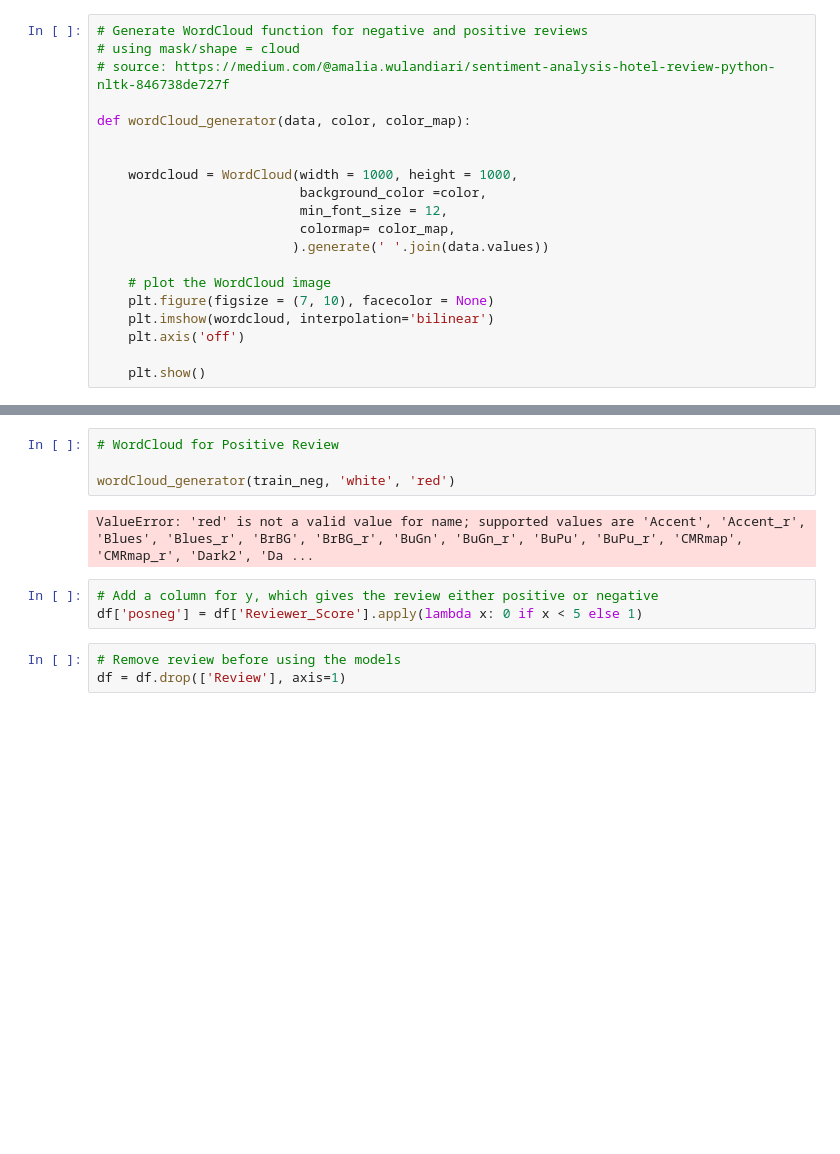
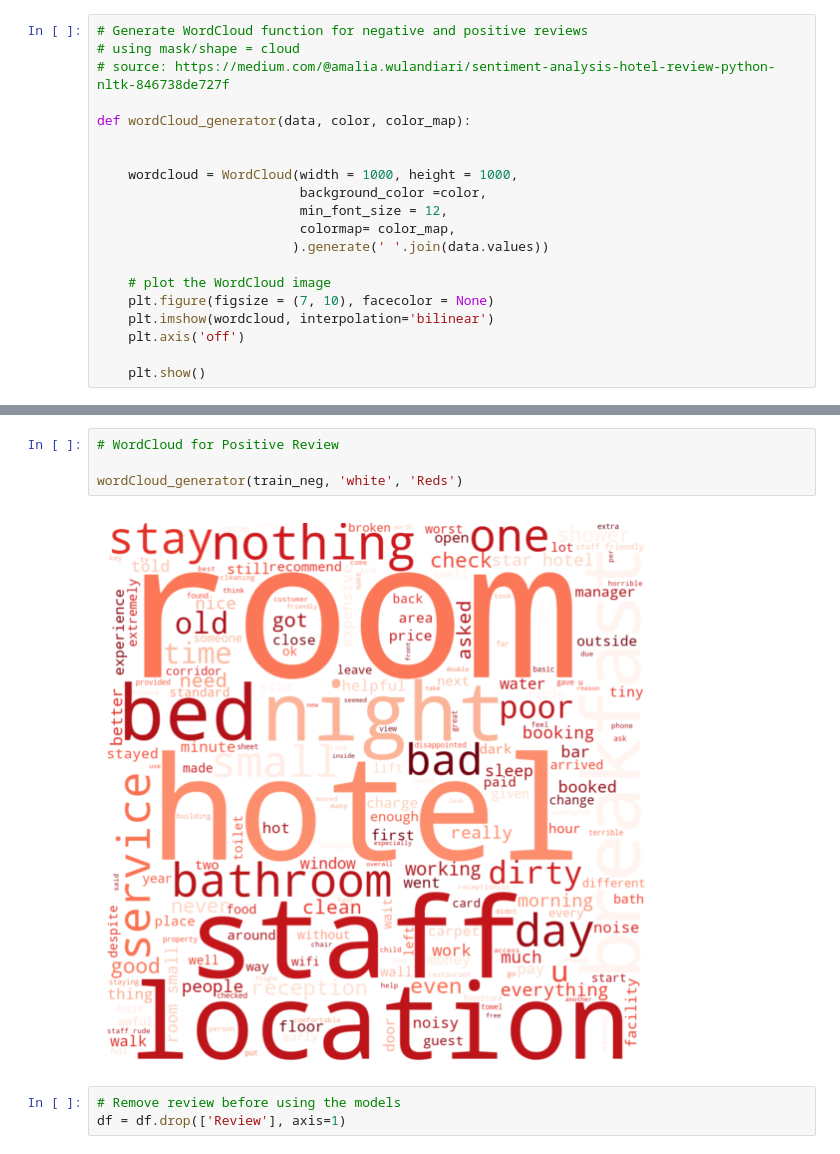
Before and after one commit to gitvegard/info284, a Jupyter notebook: task1/analyzingdata.ipynb, the cells around one changed output, grey strips where cells are left out. Drawn from its saved outputs; the diff is of its cells as text; blank space fills up the shorter version.

```diff
--- a/task1/analyzingdata.ipynb
+++ b/task1/analyzingdata.ipynb
@@ -224,12 +227,9 @@ wordCloud_generator(train_pos, 'white', 'ocean')
 # %%
 # WordCloud for Positive Review
 
-wordCloud_generator(train_neg, 'white', 'red')
+wordCloud_generator(train_neg, 'white', 'Reds')
 # %% [output]
-ValueError: 'red' is not a valid value for name; supported values are 'Accent', 'Accent_r', 'Blues', 'Blues_r', 'BrBG', 'BrBG_r', 'BuGn', 'BuGn_r', 'BuPu', 'BuPu_r', 'CMRmap', 'CMRmap_r', 'Dark2', 'Da ...
+[figure, added]
-# %%
-# Add a column for y, which gives the review either positive or negative
-df['posneg'] = df['Reviewer_Score'].apply(lambda x: 0 if x < 5 else 1)
 # %%
 # Remove review before using the models
 df = df.drop(['Review'], axis=1)
```
Also changed, not shown: parts of 5 cells of this notebook.
